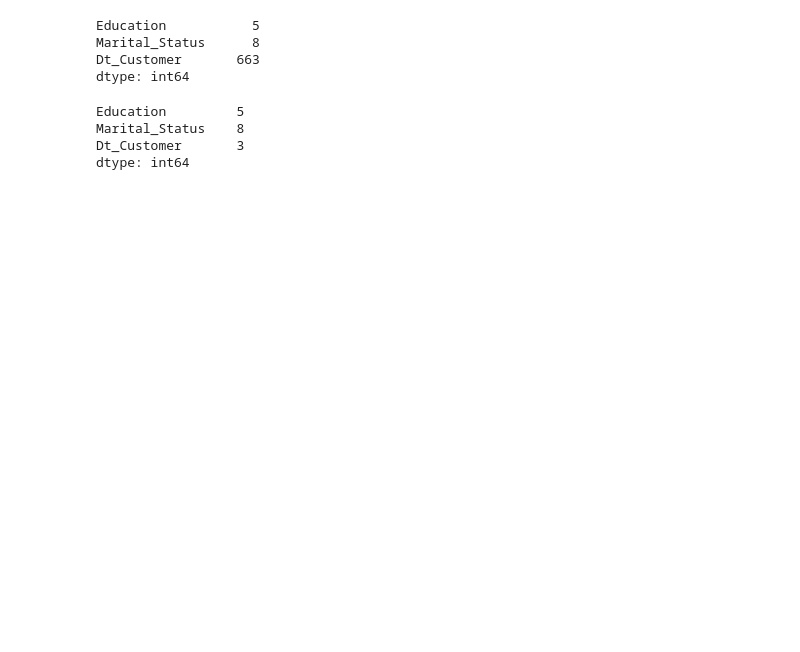
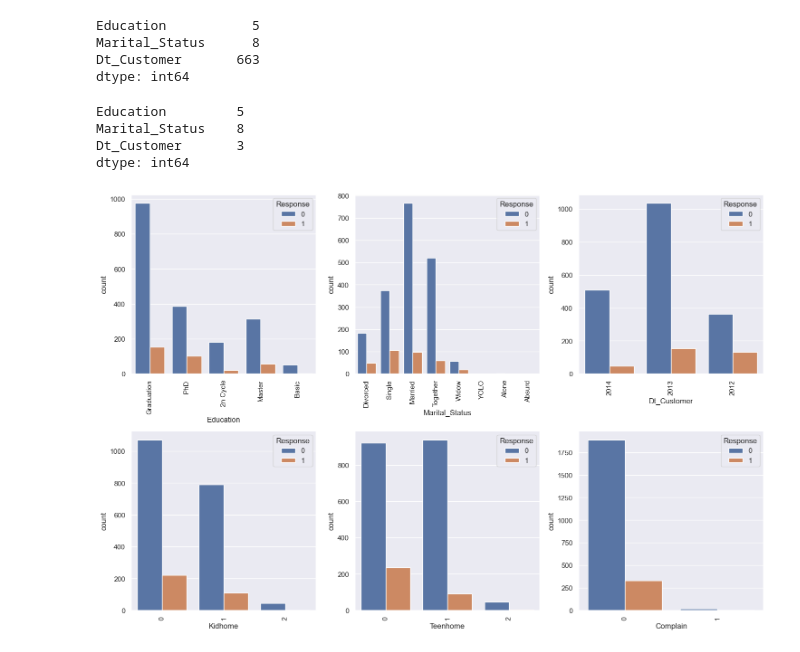
Before and after one commit to mansi104-ai/100_days_ml_code, a Jupyter notebook: Day18(supermarket_data).ipynb, the cells around one changed output. Saved outputs shown, nothing was run; the diff lists cells and outputs as text; code cells hidden in the pictures; blank space fills up the shorter version.

```diff
--- a/Day18(supermarket_data).ipynb
+++ b/Day18(supermarket_data).ipynb
@@ -32,8 +32,21 @@ dtype: int64
 # %%
 #explanatory Data Analysis
 #list of categorical variables to plot
-cat_vars - ['Education', 'Marital_Status', 'Dt_Customer','kidhome', 'Teenhome','Complain']
+cat_vars = ['Education', 'Marital_Status', 'Dt_Customer','Kidhome', 'Teenhome','Complain']
 
 #create figure with subplots
 fig,axs = plt.subplots(nrows= 2, ncols = 3, figsize = (15,10))
 axs = axs.flatten()
+
+#create barplot for each categorical variable
+for i, var in enumerate(cat_vars):
+    sns.countplot(x= var, hue ='Response', data = df, ax= axs[i])
+    axs[i].set_xticklabels(axs[i].get_xticklabels(), rotation =90)
+
+#adjust the spacing between subplots
+fig.tight_layout()
+
+#show plot
+plt.show()
+# %% [output]
+[figure, added]
```
Also changed, not shown: parts of 25 cells of this notebook.
